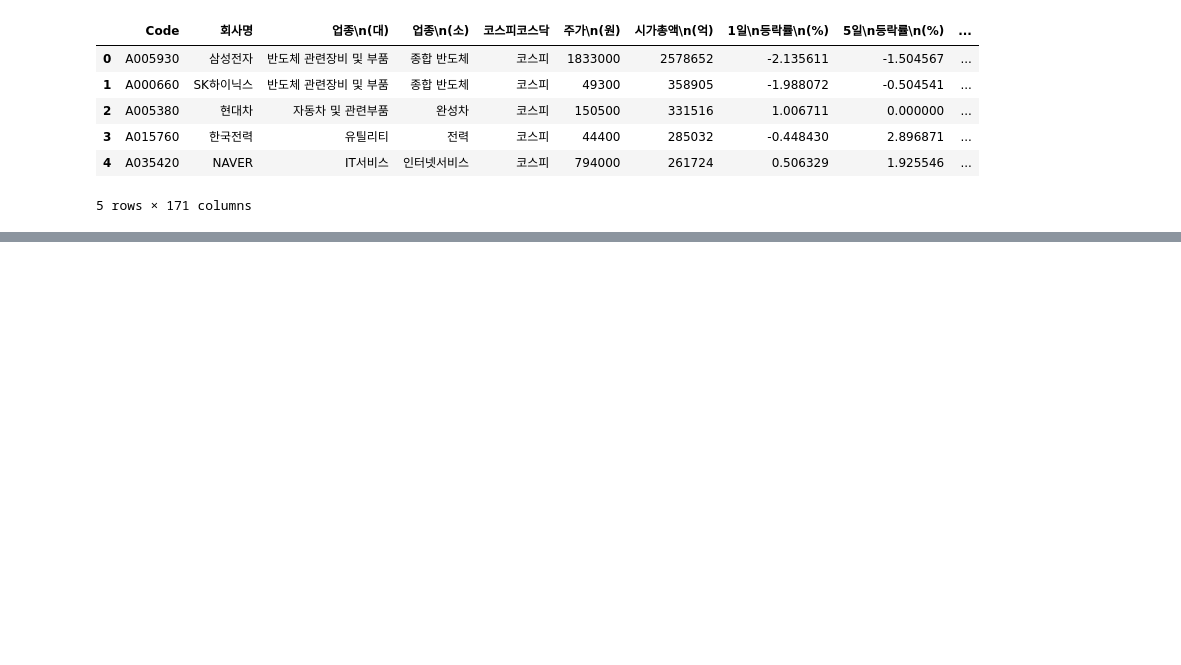
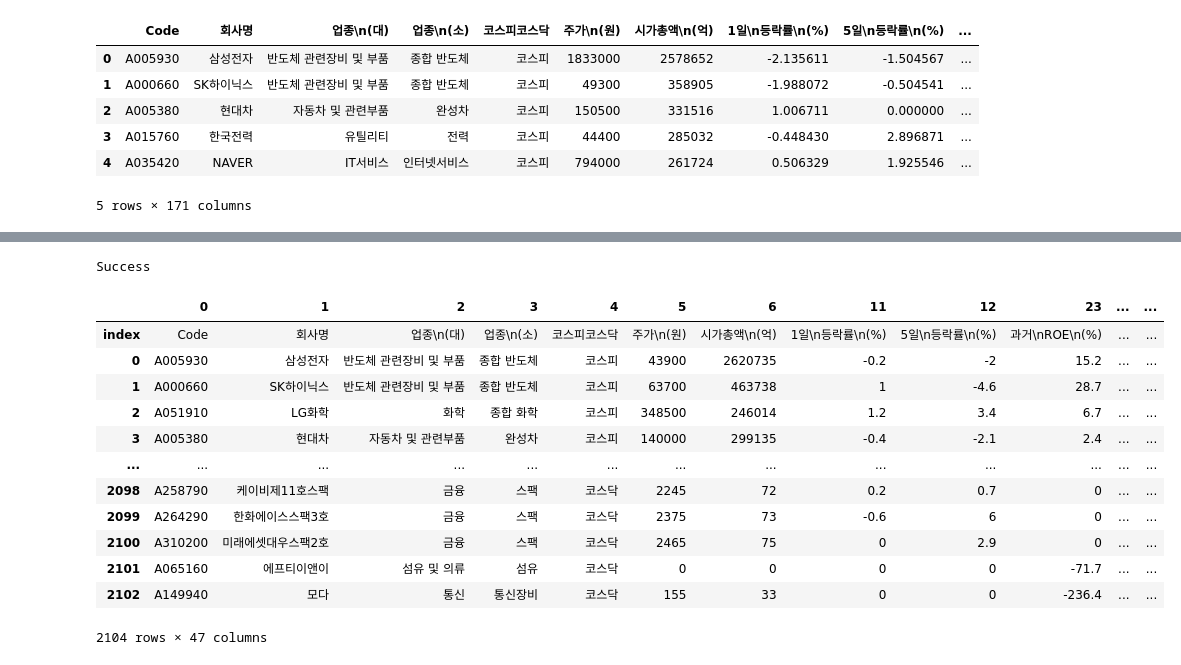
Before and after one commit to codingKYU/Deep-Learning, a Jupyter notebook: Quant_prediction/Quant_prediction.ipynb, the cells around one changed output, grey strips where cells are left out. Drawn from its saved outputs; the diff is of its cells as text; code cells hidden in the pictures; blank space fills up the shorter version.

```diff
--- a/Quant_prediction/Quant_prediction.ipynb
+++ b/Quant_prediction/Quant_prediction.ipynb
@@ -103,0 +64,5 @@ test_data
+# %%
+reverse_st_data = standard_data.T
+reverse_te_data = test_data.T
+standard_data.T.head()
+test_data.T.head()
@@ -103,0 +77,10 @@ test_data
+# %%
+reverse_st_data.reset_index(inplace = True)
+reverse_te_data.reset_index(inplace = True)
+# %%
+standard_features = set(reverse_st_data['index'])
+test_features = set(reverse_te_data['index'])
+drop_features = test_features - standard_features  #신규 발행 피쳐 제거
+for k in drop_features:
+    id = reverse_te_data[reverse_te_data['index']==k].index
+    reverse_te_data.drop(id,inplace = True)
@@ -103,0 +107,29 @@ test_data
+# %%
+#제대로 피쳐가 빠졌는지 확인
+
+if '총자산\n(억)' in set(reverse_te_data['index']):
+    print('Fail..')
+else:
+    print('Success')
+# %% [output]
+Success
+# %%
+#다시 원래대로 되돌리기
+
+test_data = reverse_te_data.T
+# %%
+test_data
+# %% [output]
+|  | 0 | 1 | 2 | 3 | 4 | 5 | 6 | 11 | 12 | 23 | ... | ... |
+| index | Code | 회사명 | 업종\n(대) | 업종\n(소) | 코스피코스닥 | 주가\n(원) | 시가총액\n(억) | 1일\n등락률\n(%) | 5일\n등락률\n(%) | 과거\nROE\n(%) | ... | ... |
+| 0 | A005930 | 삼성전자 | 반도체 관련장비 및 부품 | 종합 반도체 | 코스피 | 43900 | 2620735 | -0.2 | -2 | 15.2 | ... | ... |
+| 1 | A000660 | SK하이닉스 | 반도체 관련장비 및 부품 | 종합 반도체 | 코스피 | 63700 | 463738 | 1 | -4.6 | 28.7 | ... | ... |
+| 2 | A051910 | LG화학 | 화학 | 종합 화학 | 코스피 | 348500 | 246014 | 1.2 | 3.4 | 6.7 | ... | ... |
+| 3 | A005380 | 현대차 | 자동차 및 관련부품 | 완성차 | 코스피 | 140000 | 299135 | -0.4 | -2.1 | 2.4 | ... | ... |
+| ... | ... | ... | ... | ... | ... | ... | ... | ... | ... | ... | ... | ... |
+| 2098 | A258790 | 케이비제11호스팩 | 금융 | 스팩 | 코스닥 | 2245 | 72 | 0.2 | 0.7 | 0 | ... | ... |
+| 2099 | A264290 | 한화에이스스팩3호 | 금융 | 스팩 | 코스닥 | 2375 | 73 | -0.6 | 6 | 0 | ... | ... |
+| 2100 | A310200 | 미래에셋대우스팩2호 | 금융 | 스팩 | 코스닥 | 2465 | 75 | 0 | 2.9 | 0 | ... | ... |
+| 2101 | A065160 | 에프티이앤이 | 섬유 및 의류 | 섬유 | 코스닥 | 0 | 0 | 0 | 0 | -71.7 | ... | ... |
+| 2102 | A149940 | 모다 | 통신 | 통신장비 | 코스닥 | 155 | 33 | 0 | 0 | -236.4 | ... | ... |
+2104 rows × 47 columns
```
Also changed, not shown: parts of 11 cells of this notebook.
